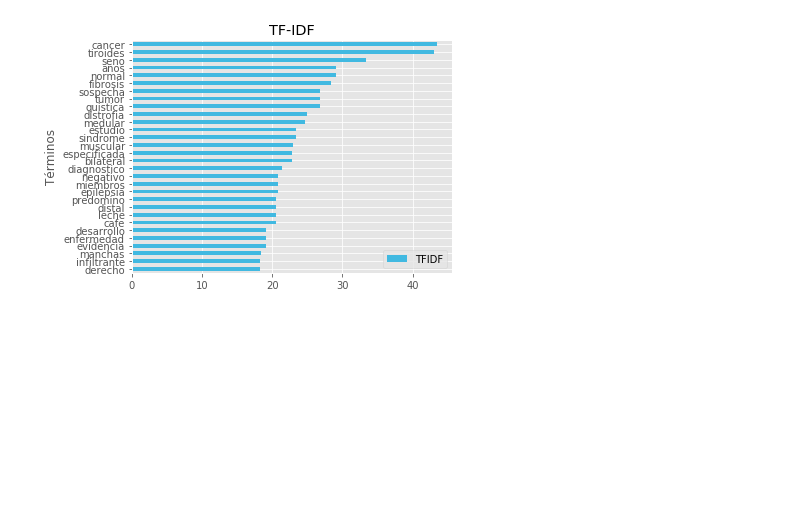
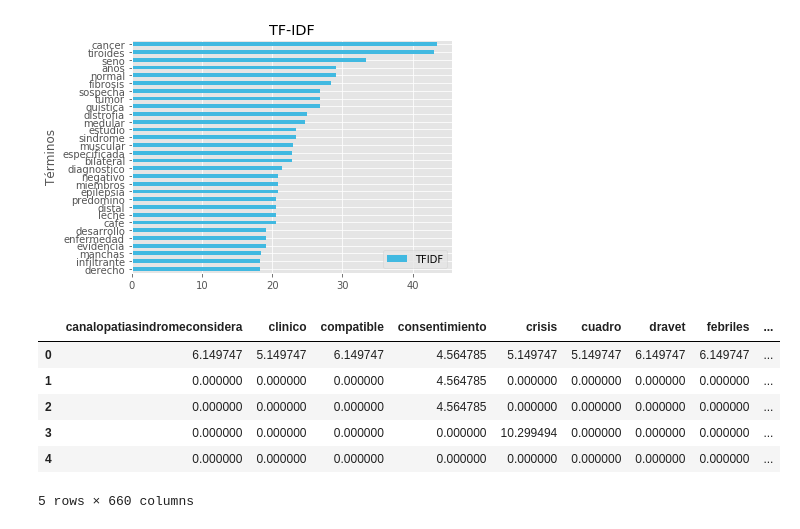
Before and after one commit to jevelezse/mineria_tesis, a Jupyter notebook: mineria_de texto.ipynb, the cells around one changed output. Drawn from its saved outputs; the diff is of its cells as text; code cells hidden in the pictures; blank space fills up the shorter version.

```diff
--- a/mineria_de texto.ipynb
+++ b/mineria_de texto.ipynb
@@ -121,3 +121,17 @@ fig = plot.get_figure();
 fig.savefig("TFIDF.png", bbox_inches=0)
 # %% [output]
 [figure]
+# %%
+idf1 = pd.read_csv('idffrecuencias1.csv') #calculado con R
+# %%
+idf1 = idf1.rename(columns={'Unnamed: 0': 'DOC'})
+del idf1['DOC']
+idf1.head()
+# %% [output]
+|  | canalopatiasindromeconsidera | clinico | compatible | consentimiento | crisis | cuadro | dravet | febriles | ... |
+| 0 | 6.149747 | 5.149747 | 6.149747 | 4.564785 | 5.149747 | 5.149747 | 6.149747 | 6.149747 | ... |
+| 1 | 0.000000 | 0.000000 | 0.000000 | 4.564785 | 0.000000 | 0.000000 | 0.000000 | 0.000000 | ... |
+| 2 | 0.000000 | 0.000000 | 0.000000 | 4.564785 | 0.000000 | 0.000000 | 0.000000 | 0.000000 | ... |
+| 3 | 0.000000 | 0.000000 | 0.000000 | 0.000000 | 10.299494 | 0.000000 | 0.000000 | 0.000000 | ... |
+| 4 | 0.000000 | 0.000000 | 0.000000 | 0.000000 | 0.000000 | 0.000000 | 0.000000 | 0.000000 | ... |
+5 rows × 660 columns
```
Also changed, not shown: parts of 8 cells of this notebook.
